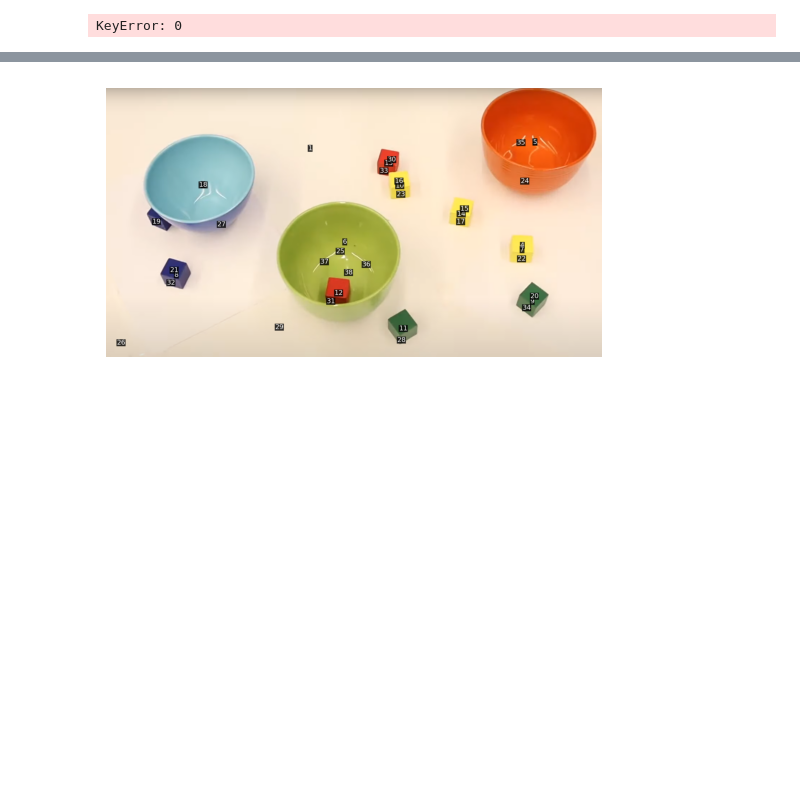
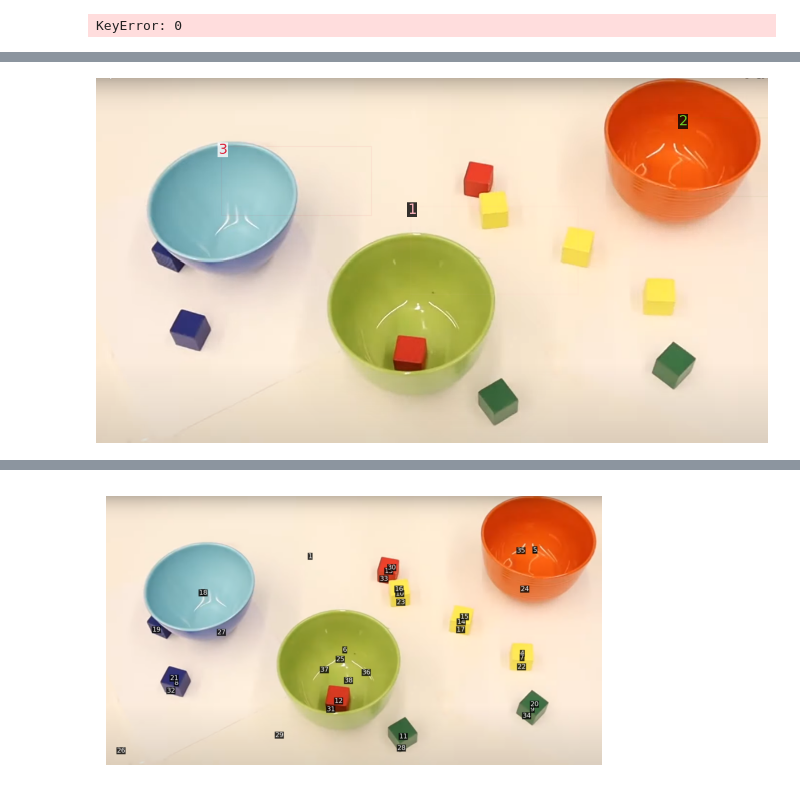
Before and after one commit to likaixin2000/GPT4V-Planner, a Jupyter notebook: experiment.ipynb, the cells around one changed output, grey strips where cells are left out. Drawn from its saved outputs; the diff is of its cells as text; code cells hidden in the pictures; blank space fills up the shorter version.

```diff
--- a/experiment.ipynb
+++ b/experiment.ipynb
@@ -55,2 +60,6 @@ PlanResult(success=True,
  annotated_image=<PIL.Image.Image image mode=RGB size=1849x1004 at 0x...>,
  info_dict={'configs': {'img_size': 640, 'label_mode': '1', 'alpha': 0.05}})
+# %%
+agent = agent_factory("DetVLM")
+plan_result = agent.plan(prompt, image)
+plan_result
@@ -56,0 +75,4 @@ PlanResult(success=True,
+# %%
+plan_result.annotated_image
+# %% [output]
+[figure, added]
```
Also changed, not shown: parts of 6 cells of this notebook, 9 other files.
